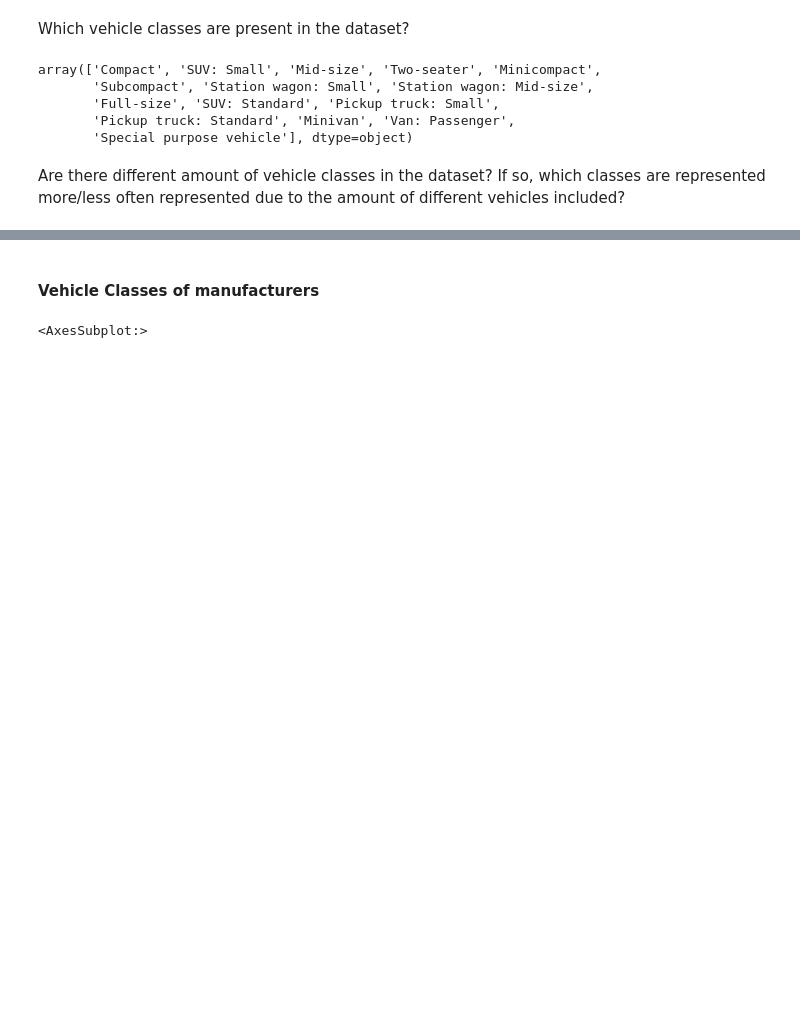
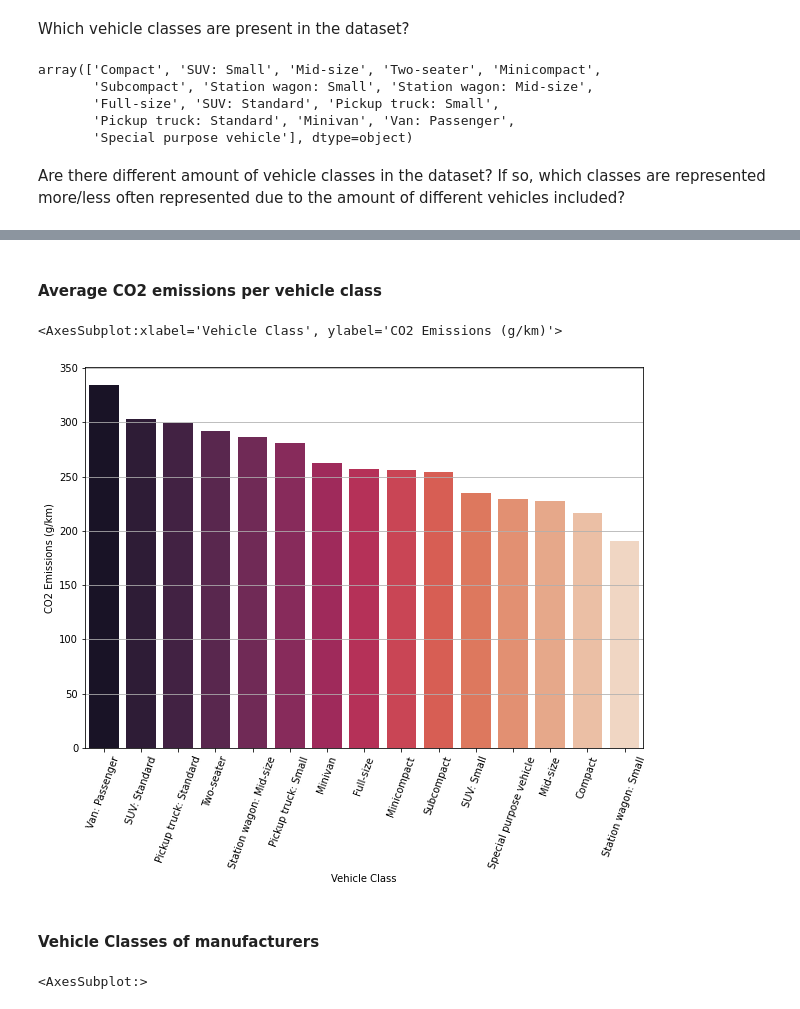
Before and after one commit to JohannesBeneke/EDA-Vehicle-Emissions, a Jupyter notebook: eda_emissions.ipynb, the cells around one changed output, grey strips where cells are left out. Saved outputs shown, nothing was run; the diff lists cells and outputs as text; code cells hidden in the pictures; blank space fills up the shorter version.

```diff
--- a/eda_emissions.ipynb
+++ b/eda_emissions.ipynb
@@ -208,3 +208,14 @@ sns.barplot(data=vehicleclass_counts, x=vehicleclass_counts[vehicleclass_counts.
+# %% [markdown]
+#### Average CO2 emissions per vehicle class
+# %%
+vehicleclass_CO2 = df.groupby('Vehicle Class').mean()['CO2 Emissions (g/km)'].reset_index(drop=False).sort_values(by='CO2 Emissions (g/km)', ascending=False)
+plt.figure(figsize=(10,7))
+plt.xticks(rotation=70)
+plt.grid()
+sns.barplot(data=vehicleclass_CO2, x=vehicleclass_CO2['Vehicle Class'], y=vehicleclass_CO2['CO2 Emissions (g/km)'], palette="rocket")
+# %% [output]
+<AxesSubplot:xlabel='Vehicle Class', ylabel='CO2 Emissions (g/km)'>
+[figure, added]
 # %% [markdown]
 #### Vehicle Classes of manufacturers
 # %%
```
Also changed, not shown: parts of 1 cell of this notebook.
